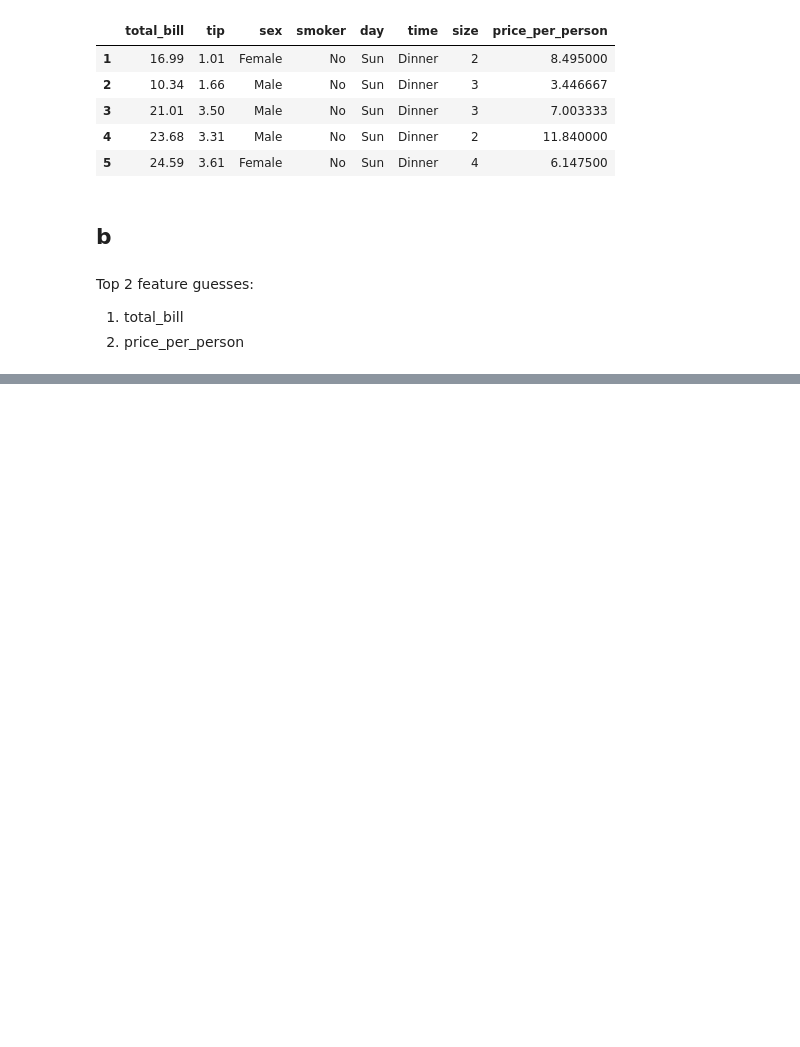
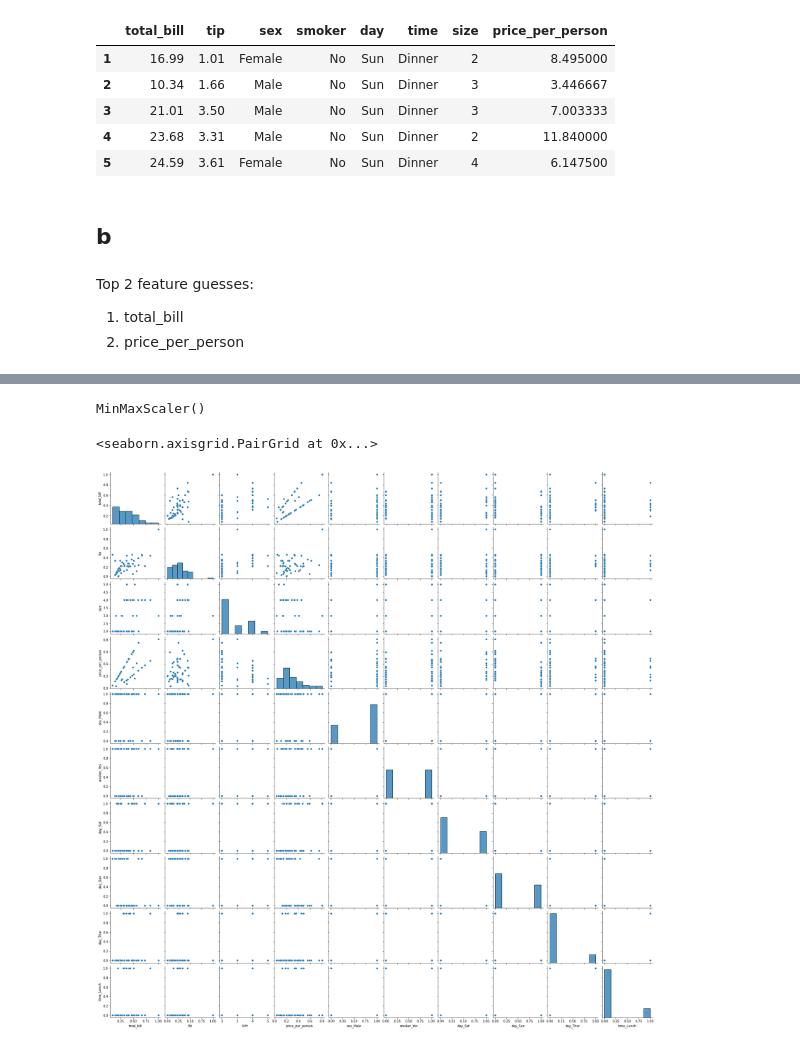
Before and after one commit to hinzle/regression-exercises, a Jupyter notebook: feature_engineering.ipynb, the cells around one changed output, grey strips where cells are left out. Saved outputs shown, nothing was run; the diff lists cells and outputs as text; code cells hidden in the pictures; blank space fills up the shorter version.

```diff
--- a/feature_engineering.ipynb
+++ b/feature_engineering.ipynb
@@ -47,0 +61,16 @@ Top 2 feature guesses:
+# %%
+columns_to_scale = ['total_bill','price_per_person','tip']
+# %%
+scaler = MinMaxScaler()
+# %%
+scaler.fit(df[columns_to_scale])
+# %% [output]
+MinMaxScaler()
+# %%
+# munging 😬
+df[columns_to_scale] = scaler.transform(df[columns_to_scale])
+# %%
+sns.pairplot(df.sample(50))
+# %% [output]
+<seaborn.axisgrid.PairGrid at 0x...>
+[figure, added]
```
Also changed, not shown: parts of 16 cells of this notebook.
